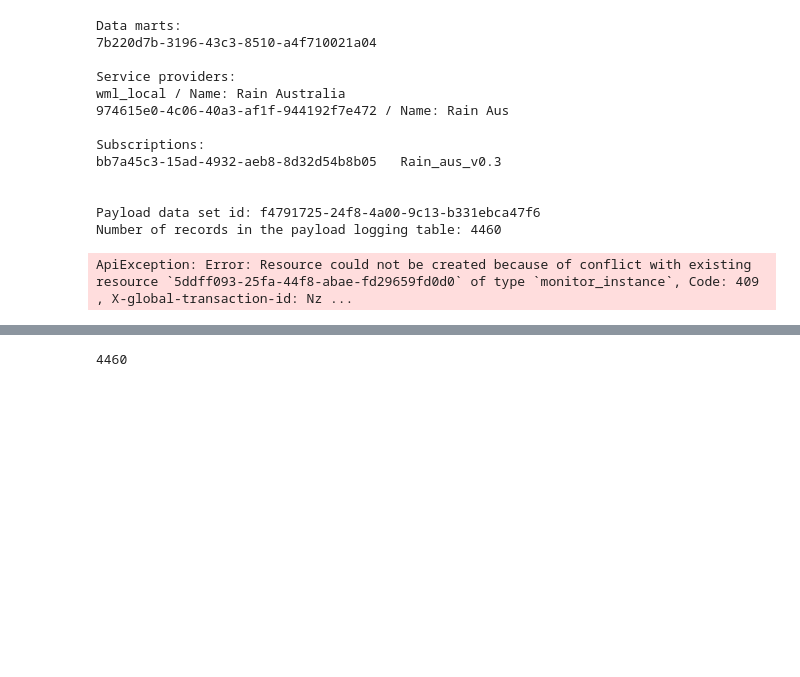
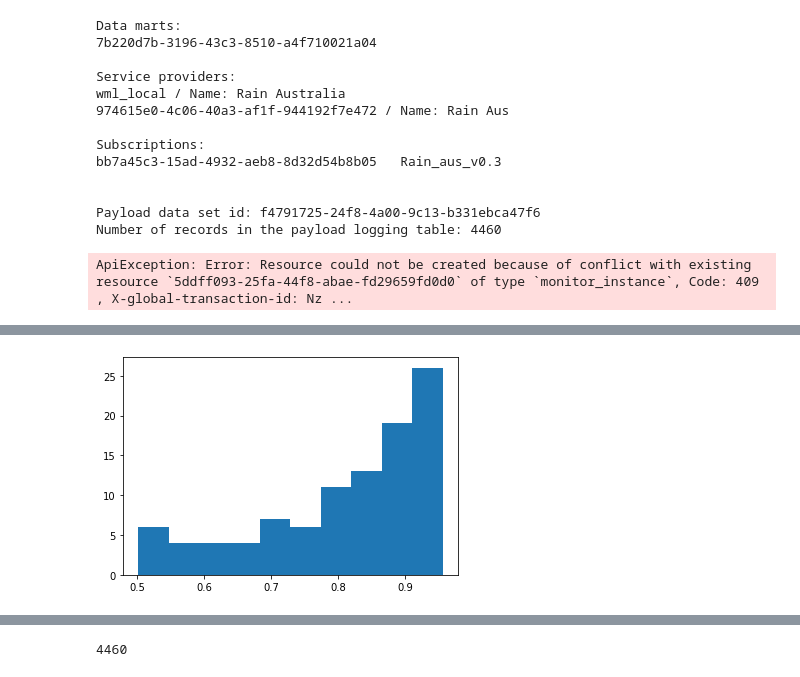
Before and after one commit to mlops-guide/dvc-gitactions, a Jupyter notebook: notebooks/openscale.ipynb, the cells around one changed output, grey strips where cells are left out. Saved outputs shown, nothing was run; the diff lists cells and outputs as text; code cells hidden in the pictures; blank space fills up the shorter version.

Commit message:
plotting stuff with ops loggiing

```diff
--- a/notebooks/openscale.ipynb
+++ b/notebooks/openscale.ipynb
@@ -385,8 +385,16 @@ records2 = wos_client.data_sets.get_list_of_records(data_set_id=payload_data_set
    )
 df = records2.result
 
-import pandas as pd
-import numpy as np
+# import pandas as pd
+# import numpy as np
+# # df.to_csv('res.csv',index=False)
+# df['RainTomorrow'] = np.random.randint(2, size=df.shape[0])#.toarray().tolist()
 # df.to_csv('res.csv',index=False)
-df['RainTomorrow'] = np.random.randint(2, size=df.shape[0])#.toarray().tolist()
-df.to_csv('res.csv',index=False)
+# %%
+import matplotlib.pyplot as plt
+
+
+plt.hist(df.prediction_probability)
+plt.show()
+# %% [output]
+[figure, added]
```
Also changed, not shown: parts of 4 cells of this notebook.
